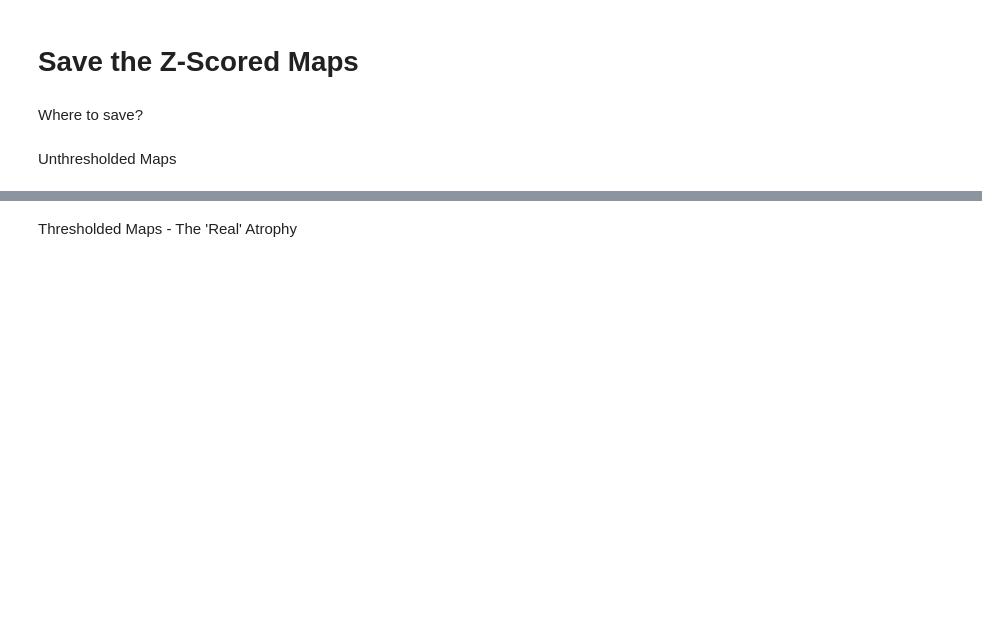
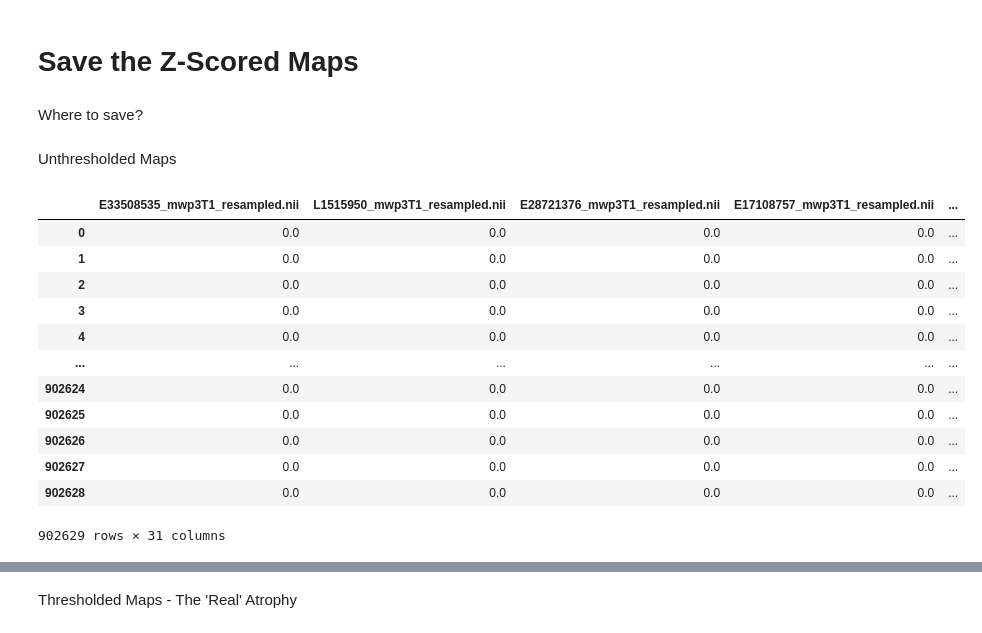
Before and after one commit to Calvinwhow/vbm, a Jupyter notebook: notebooks/02A_Z_atrophy_seed_derivation.ipynb, the cells around one changed output, grey strips where cells are left out. Saved outputs shown, nothing was run; the diff lists cells and outputs as text; code cells hidden in the pictures; blank space fills up the shorter version.

```diff
--- a/notebooks/02A_Z_atrophy_seed_derivation.ipynb
+++ b/notebooks/02A_Z_atrophy_seed_derivation.ipynb
@@ -11,10 +24,10 @@ ctrl_dict = import_segments(root, gm, wm, csf)
 # %% [markdown]
 # 02 - Load Experimentals
 # %%
-root = '/Volumes/Expansion/datasets/adni/neuroimaging/all_patients/*/mri/'
+root = '/Users/cu135/Partners HealthCare Dropbox/Calvin Howard/resources/datasets/MSA_Atrophy_Kurana/BIDS/sub-*/*/mri'
 gm = 'mwp1*resampled*'
 wm = 'mwp2*resampled*'
 csf = 'mwp3*resampled*'
 # %%
 from calvin_utils.vbm_utils.loading import import_segments
-expt_dict = import_segments(root, gm, wm, csf)
+expt_dict = import_segments(root, gm, wm, csf, sub_id_index=None, sub_id_str='sub-')
@@ -44,3 +69,19 @@ Unthresholded Maps
 # %%
 import os
 mask_path = os.path.join(os.path.dirname(os.path.abspath('')), 'rois', 'MNI152_T1_2mm_brain_mask.nii')
+# %%
+expt_dict['cerebrospinal_fluid']
+# %% [output]
+|  | E33508535_mwp3T1_resampled.nii | L1515950_mwp3T1_resampled.nii | E28721376_mwp3T1_resampled.nii | E17108757_mwp3T1_resampled.nii | ... |
+| 0 | 0.0 | 0.0 | 0.0 | 0.0 | ... |
+| 1 | 0.0 | 0.0 | 0.0 | 0.0 | ... |
+| 2 | 0.0 | 0.0 | 0.0 | 0.0 | ... |
+| 3 | 0.0 | 0.0 | 0.0 | 0.0 | ... |
+| 4 | 0.0 | 0.0 | 0.0 | 0.0 | ... |
+| ... | ... | ... | ... | ... | ... |
+| 902624 | 0.0 | 0.0 | 0.0 | 0.0 | ... |
+| 902625 | 0.0 | 0.0 | 0.0 | 0.0 | ... |
+| 902626 | 0.0 | 0.0 | 0.0 | 0.0 | ... |
+| 902627 | 0.0 | 0.0 | 0.0 | 0.0 | ... |
+| 902628 | 0.0 | 0.0 | 0.0 | 0.0 | ... |
+902629 rows × 31 columns
```
Also changed, not shown: parts of 12 cells of this notebook, 2 other files.
